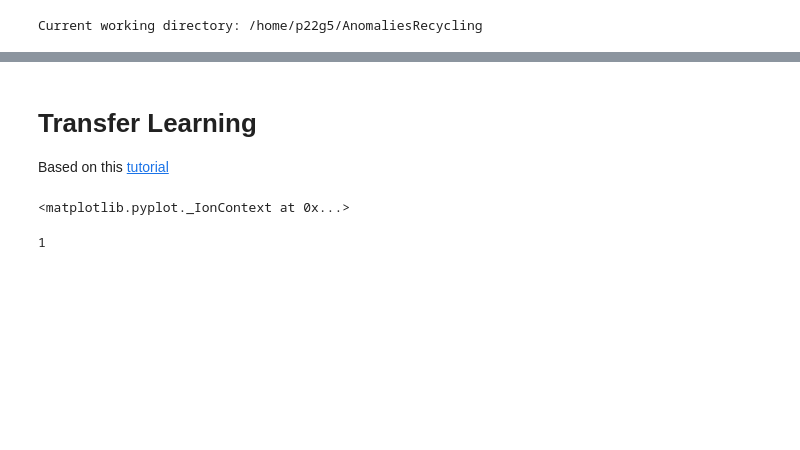
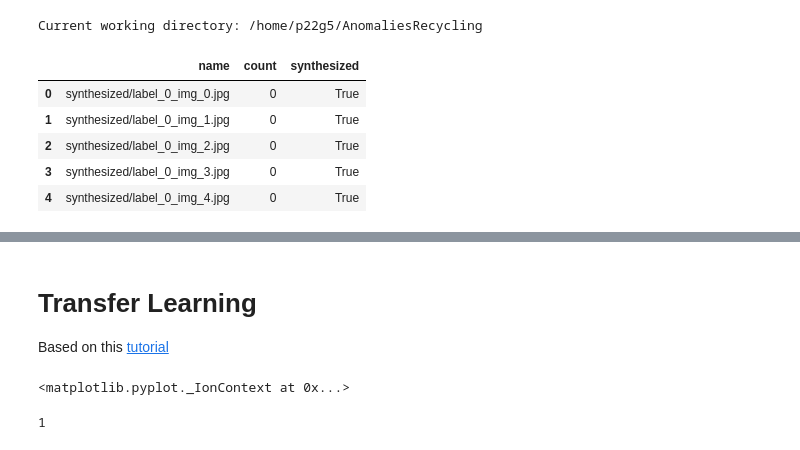
Before and after one commit to eismont21/AnomaliesRecycling, a Jupyter notebook: notebooks/TransferLearning.ipynb, the cells around one changed output, grey strips where cells are left out. Drawn from its saved outputs; the diff is of its cells as text; code cells hidden in the pictures; blank space fills up the shorter version.

```diff
--- a/notebooks/TransferLearning.ipynb
+++ b/notebooks/TransferLearning.ipynb
@@ -13,0 +19,9 @@ Current working directory: /home/p22g5/AnomaliesRecycling
+# %%
+synthesized_csv.head()
+# %% [output]
+|  | name | count | synthesized |
+| 0 | synthesized/label_0_img_0.jpg | 0 | True |
+| 1 | synthesized/label_0_img_1.jpg | 0 | True |
+| 2 | synthesized/label_0_img_2.jpg | 0 | True |
+| 3 | synthesized/label_0_img_3.jpg | 0 | True |
+| 4 | synthesized/label_0_img_4.jpg | 0 | True |
```
Also changed, not shown: parts of 12 cells of this notebook, 1 other file.
